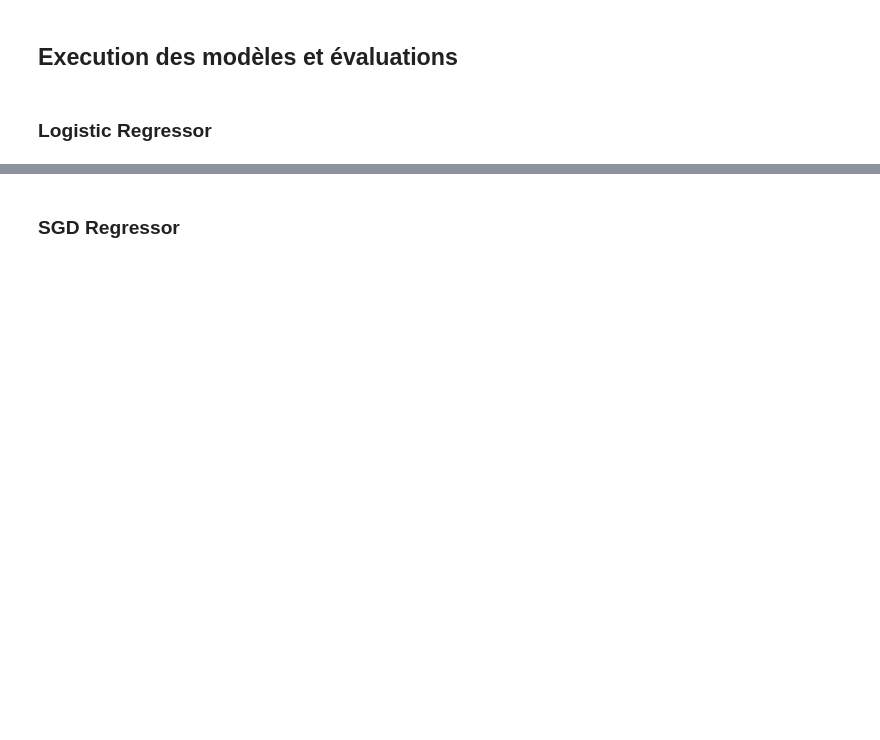
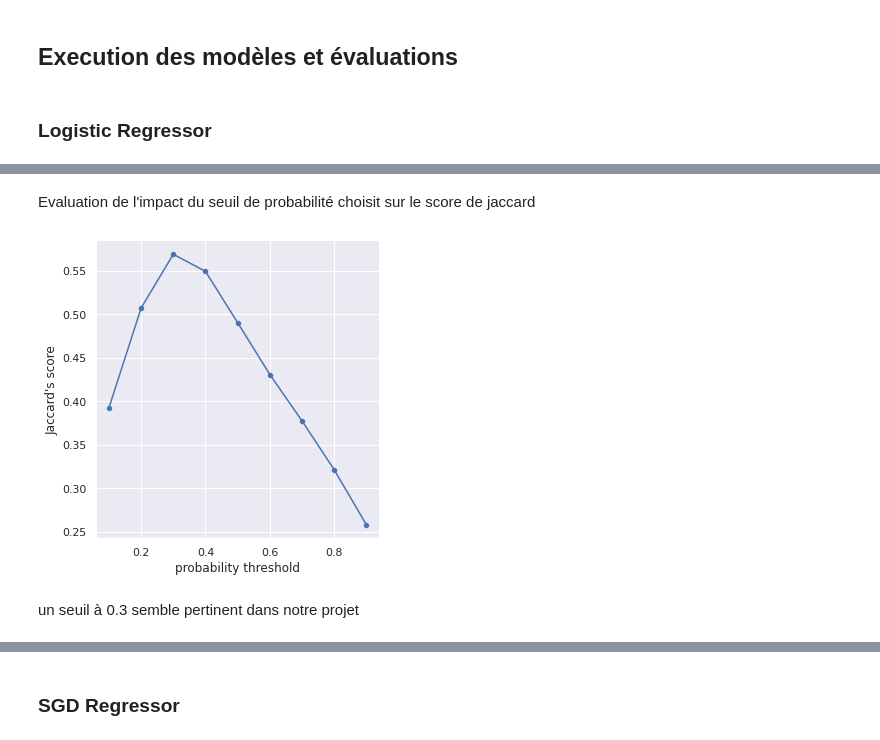
Before and after one commit to AurelienCD/Formation_OCR_Ing_Machine_Learning, a Jupyter notebook: P5_02_notebookTest.ipynb, the cells around one changed output, grey strips where cells are left out. Cells and saved outputs as stored; diff of their text form; code cells hidden in the pictures; blank space fills up the shorter version.

```diff
--- a/P5_02_notebookTest.ipynb
+++ b/P5_02_notebookTest.ipynb
@@ -560,13 +570,9 @@ X_test_Sparse
 # %% [markdown]
 ### Logistic Regressor
 # %%
-hyperparameters = {'lg__estimator__C': [0.1, 1], 'lg__estimator__penalty': ['l2']}
+hyperparameters = {'lg__estimator__C': [0.1, 1]}
 estimator_lg = Pipeline([('tfidf', TfidfTransformer(use_idf=True)), ('lg', OneVsRestClassifier(LogisticRegression()))])
 grid_lg = GridSearchCV(estimator_lg, hyperparameters, scoring='f1_micro', cv=2 ,verbose=1)
-# %%
-hyperparameters = {'lg__estimator__C': [0.01, 0.1, 1], 'lg__estimator__penalty': ['l2']}
-estimator_lg = Pipeline([('tfidf', TfidfTransformer(use_idf=True)), ('lg', OneVsRestClassifier(LogisticRegression()))])
-grid_lg = GridSearchCV(estimator_lg, hyperparameters, scoring='f1_micro', cv=5 ,verbose=1)
 # %%
 grid_lg.fit(X_train_Sparse, Y_train_bin)
 # %%
@@ -592,3 +598,24 @@ Jaccard score: 0.4795497448087814
+# %% [markdown]
+Evaluation de l'impact du seuil de probabilité choisit sur le score de jaccard
+# %%
+prediction_prob = model_lg.predict_proba(X_test_Sparse)
+proba = np.linspace(0.1,0.9,9)
+proba_pred = []
+for elm in proba:
+    prediction_prob_temp = np.where(prediction_prob <= elm, 0,1)
+    proba_pred.append(jaccard_score(Y_test_bin, prediction_prob_temp, average='micro'))
+# %%
+sns.set_theme()
+ax = sns.relplot(x=proba, y=proba_pred, kind='line')
+ax = sns.scatterplot(x=proba, y=proba_pred)
+ax.set_ylabel("Jaccard's score")
+ax.set_xlabel("probability threshold")
+fig = ax.get_figure()
+fig.savefig("Score jaccard logistic seuil proba", dpi=400)
+# %% [output]
+[figure, added]
+# %% [markdown]
+un seuil à 0.3 semble pertinent dans notre projet
 # %%
 #Sauvegarde du modèle optimisé
 dump(model_lg, 'Logistic_Regressor_model.joblib')
```
Also changed, not shown: parts of 99 cells of this notebook.
